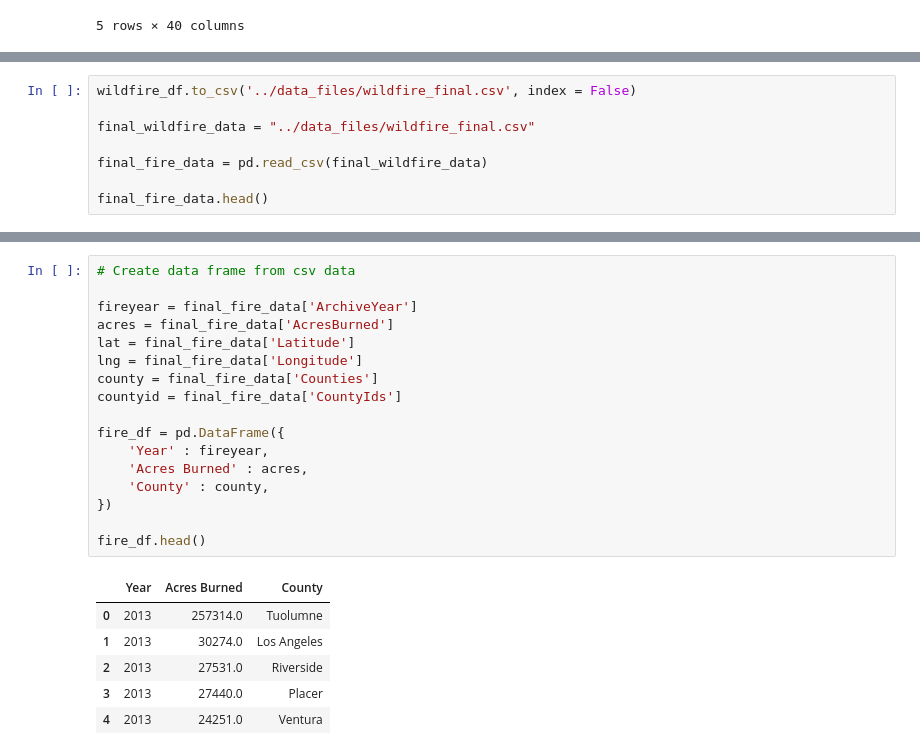
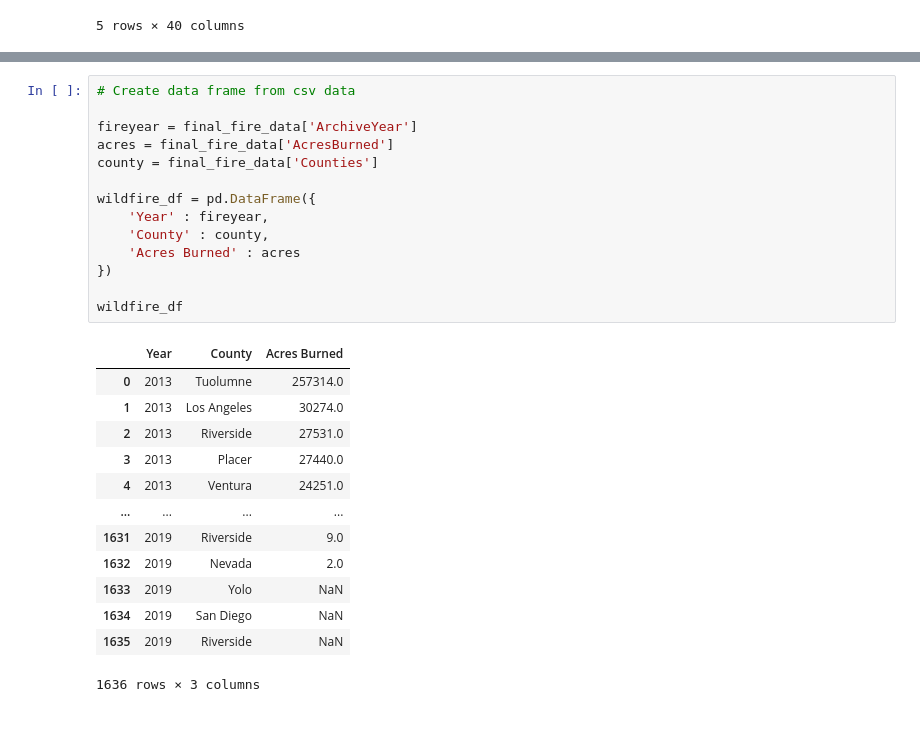
Before and after one commit to KeSavanh/Project_1, a Jupyter notebook: wildfire_analysis/WildFireAnalysis.ipynb, the cells around one changed output, grey strips where cells are left out. Drawn from its saved outputs; the diff is of its cells as text; blank space fills up the shorter version.

```diff
--- a/wildfire_analysis/WildFireAnalysis.ipynb
+++ b/wildfire_analysis/WildFireAnalysis.ipynb
@@ -34,8 +33,0 @@ wildfire_df.head()
-# %%
-wildfire_df.to_csv('../data_files/wildfire_final.csv', index = False)
-
-final_wildfire_data = "../data_files/wildfire_final.csv"
-
-final_fire_data = pd.read_csv(final_wildfire_data)
-
-final_fire_data.head()
@@ -49,24 +34,28 @@ final_fire_data.head()
 # %%
 # Create data frame from csv data
 
 fireyear = final_fire_data['ArchiveYear']
 acres = final_fire_data['AcresBurned']
-lat = final_fire_data['Latitude']
-lng = final_fire_data['Longitude']
 county = final_fire_data['Counties']
-countyid = final_fire_data['CountyIds']
 
-fire_df = pd.DataFrame({
+wildfire_df = pd.DataFrame({
     'Year' : fireyear,
-    'Acres Burned' : acres,
     'County' : county,
+    'Acres Burned' : acres
 })
 
-fire_df.head()
+wildfire_df
 # %% [output]
-|  | Year | Acres Burned | County |
-| 0 | 2013 | 257314.0 | Tuolumne |
-| 1 | 2013 | 30274.0 | Los Angeles |
-| 2 | 2013 | 27531.0 | Riverside |
-| 3 | 2013 | 27440.0 | Placer |
-| 4 | 2013 | 24251.0 | Ventura |
+|  | Year | County | Acres Burned |
+| 0 | 2013 | Tuolumne | 257314.0 |
+| 1 | 2013 | Los Angeles | 30274.0 |
+| 2 | 2013 | Riverside | 27531.0 |
+| 3 | 2013 | Placer | 27440.0 |
+| 4 | 2013 | Ventura | 24251.0 |
+| ... | ... | ... | ... |
+| 1631 | 2019 | Riverside | 9.0 |
+| 1632 | 2019 | Nevada | 2.0 |
+| 1633 | 2019 | Yolo | NaN |
+| 1634 | 2019 | San Diego | NaN |
+| 1635 | 2019 | Riverside | NaN |
+1636 rows × 3 columns
```
Also changed, not shown: parts of 22 cells of this notebook, 9 other files.
